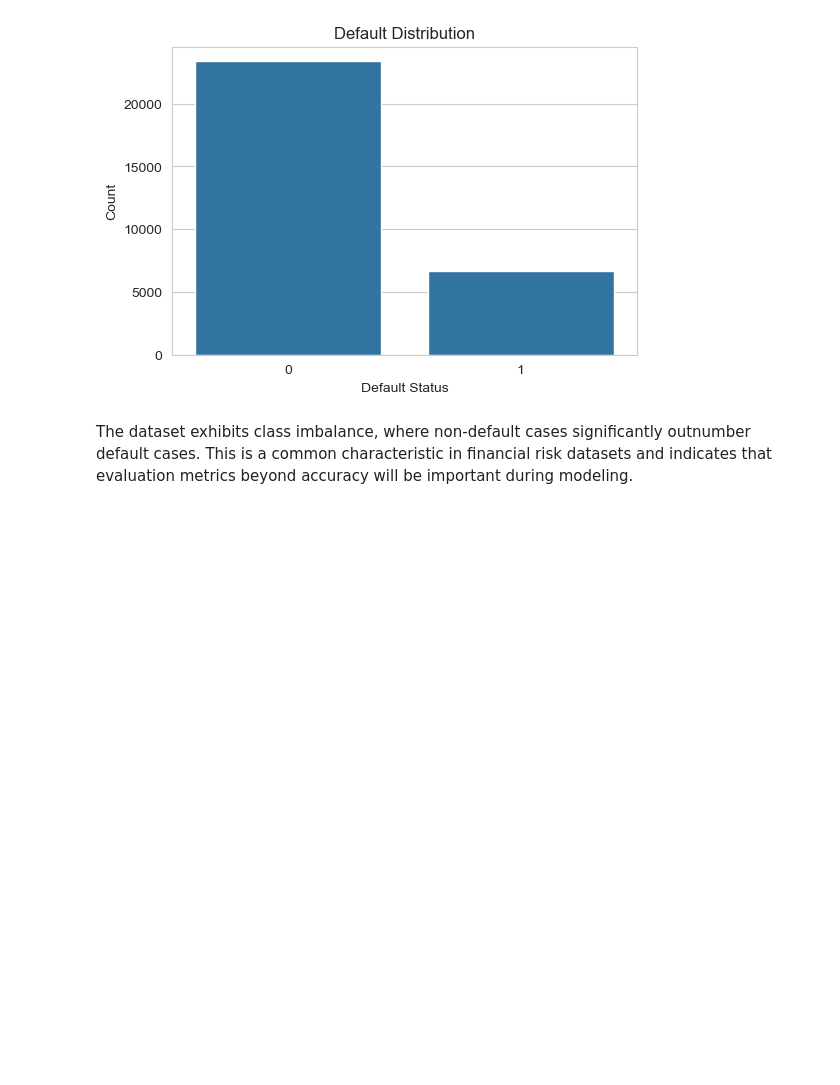
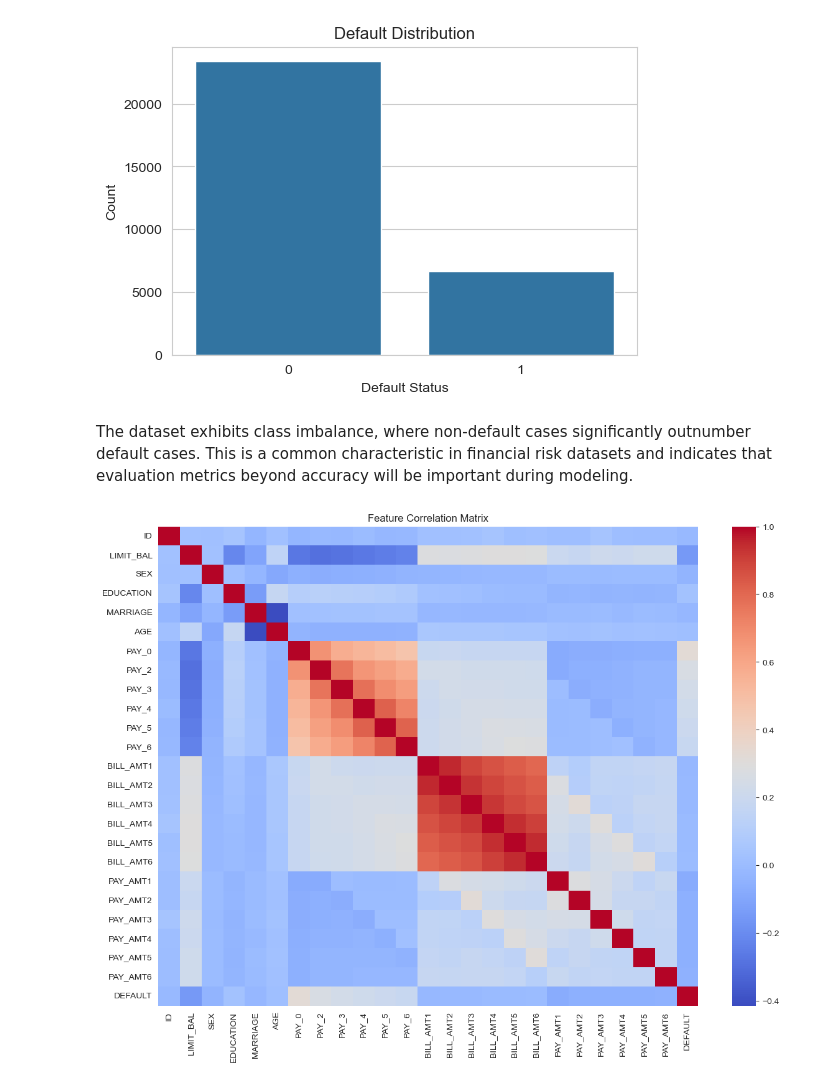
Before and after one commit to Anuraag-aids/credit-default-risk-model, a Jupyter notebook: notebooks/credit_risk_analysis.ipynb, the cells around one changed output. Cells and saved outputs as stored; diff of their text form; code cells hidden in the pictures; blank space fills up the shorter version.

Commit message:
Implemented feature engineering and exploratory visualizations

```diff
--- a/notebooks/credit_risk_analysis.ipynb
+++ b/notebooks/credit_risk_analysis.ipynb
@@ -99,3 +99,15 @@ plt.show()
 [figure]
 # %% [markdown]
 The dataset exhibits class imbalance, where non-default cases significantly outnumber default cases. This is a common characteristic in financial risk datasets and indicates that evaluation metrics beyond accuracy will be important during modeling.
+# %%
+plt.figure(figsize=(14,10))
+
+sns.heatmap(df.corr(), cmap="coolwarm")
+
+plt.title("Feature corelation Matrix")
+
+plt.savefig("../plots/correlation_matrix.png", dpi=300, bbox_inches="tight")
+
+plt.show()
+# %% [output]
+[figure, added]
```
Also changed, not shown: parts of 7 cells of this notebook, 3 other files.
